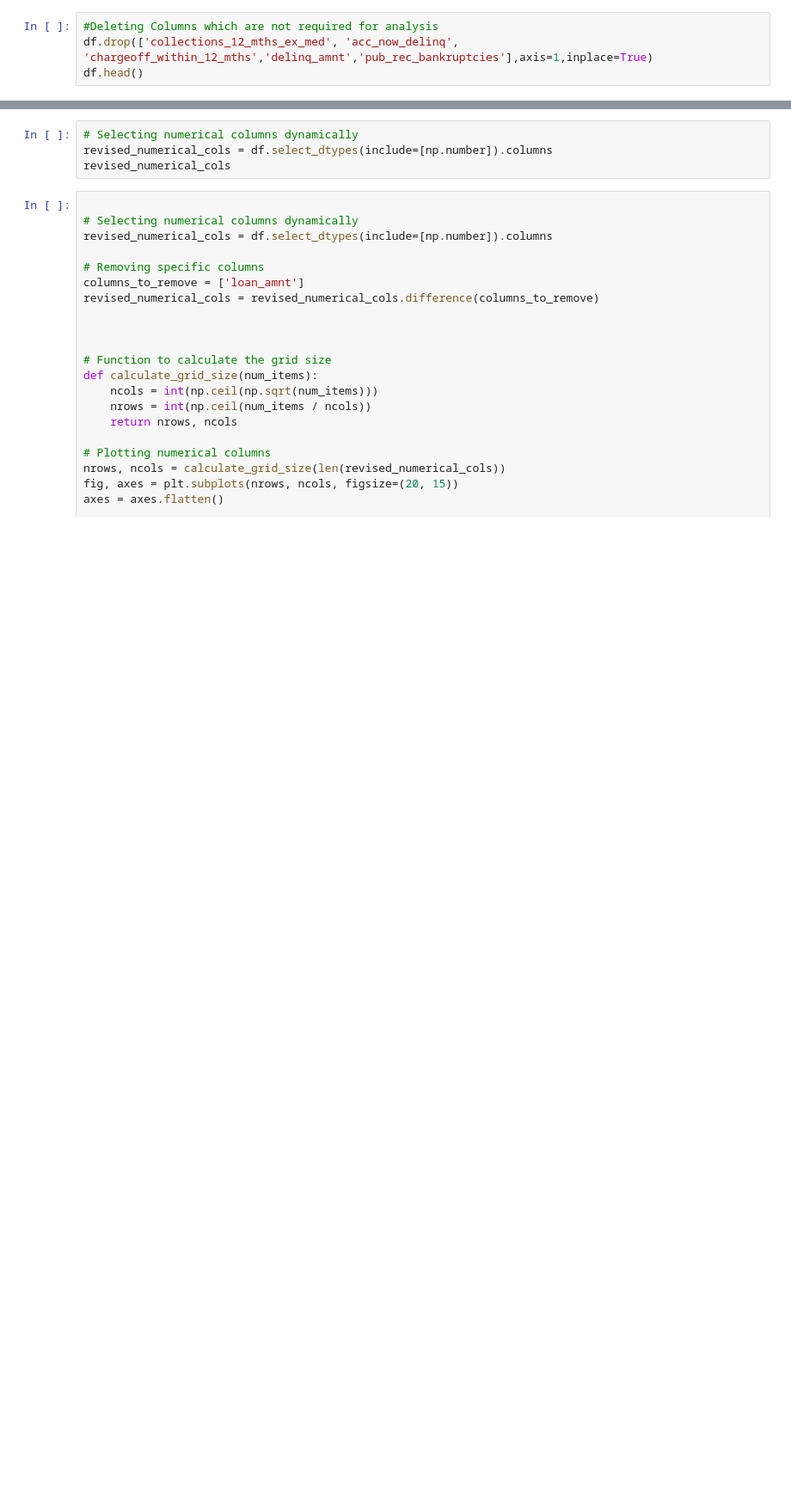
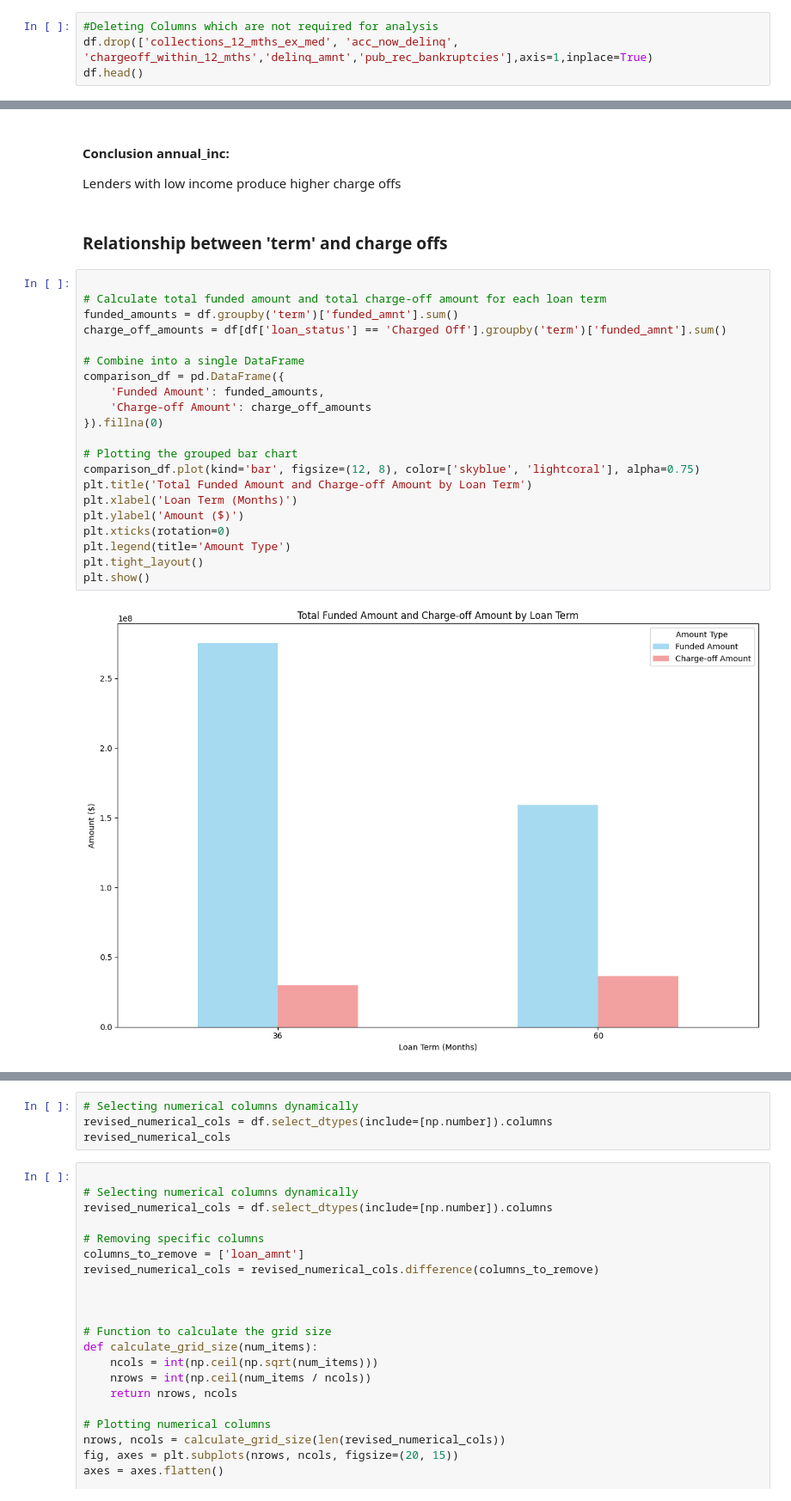
Before and after one commit to thomami244/LendingClubCaseStudy, a Jupyter notebook: Michael Thomas.ipynb, the cells around one changed output, grey strips where cells are left out. Shown at 86% size. Cells and saved outputs as stored; diff of their text form; blank space fills up the shorter version.

Commit message:
added some more graphs

```diff
--- a/Michael Thomas.ipynb
+++ b/Michael Thomas.ipynb
@@ -709,0 +724,28 @@ df.head()
+# %% [markdown]
+#### Conclusion annual_inc:
+Lenders with low income produce higher charge offs
+# %% [markdown]
+### Relationship between 'term' and charge offs
+# %%
+
+# Calculate total funded amount and total charge-off amount for each loan term
+funded_amounts = df.groupby('term')['funded_amnt'].sum()
+charge_off_amounts = df[df['loan_status'] == 'Charged Off'].groupby('term')['funded_amnt'].sum()
+
+# Combine into a single DataFrame
+comparison_df = pd.DataFrame({
+    'Funded Amount': funded_amounts,
+    'Charge-off Amount': charge_off_amounts
+}).fillna(0)
+
+# Plotting the grouped bar chart
+comparison_df.plot(kind='bar', figsize=(12, 8), color=['skyblue', 'lightcoral'], alpha=0.75)
+plt.title('Total Funded Amount and Charge-off Amount by Loan Term')
+plt.xlabel('Loan Term (Months)')
+plt.ylabel('Amount ($)')
+plt.xticks(rotation=0)
+plt.legend(title='Amount Type')
+plt.tight_layout()
+plt.show()
+# %% [output]
+[figure, added]
```
Also changed, not shown: parts of 59 cells of this notebook.
